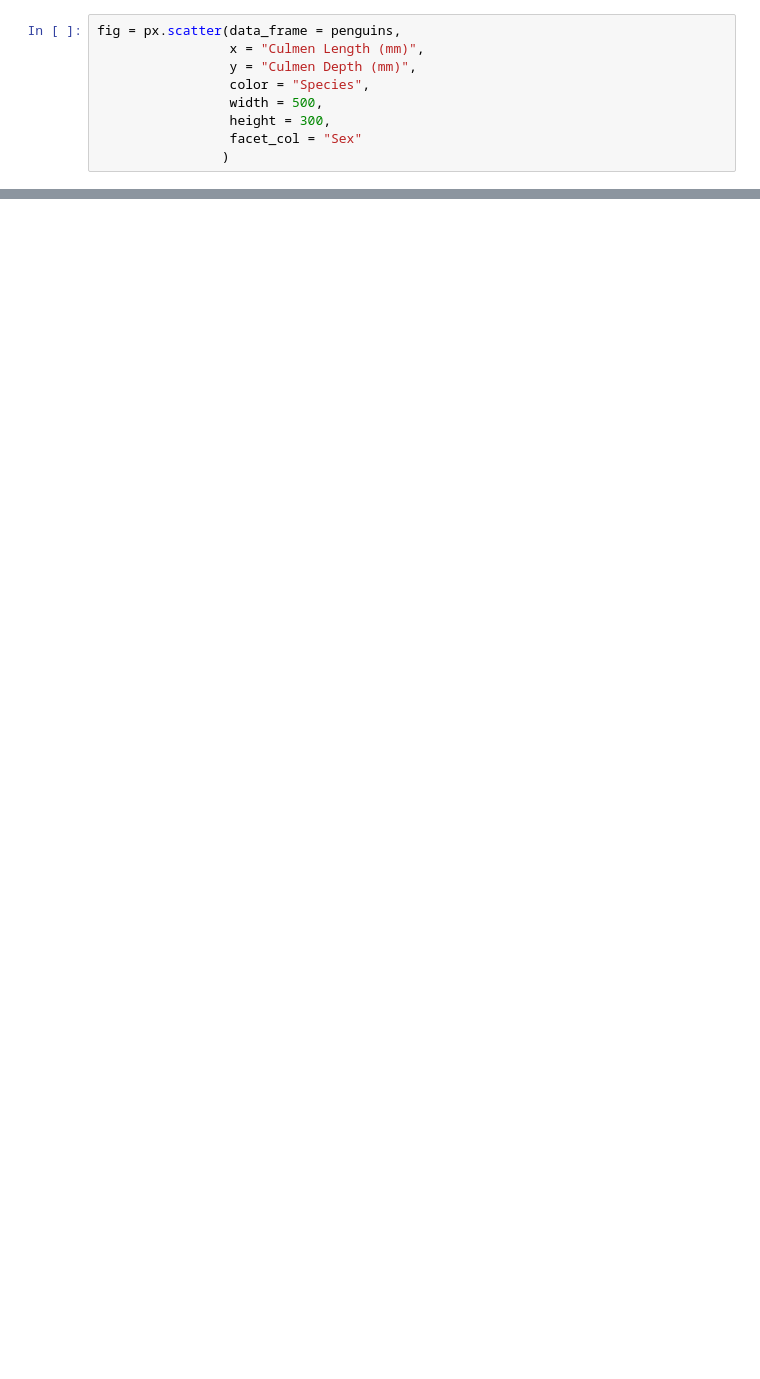
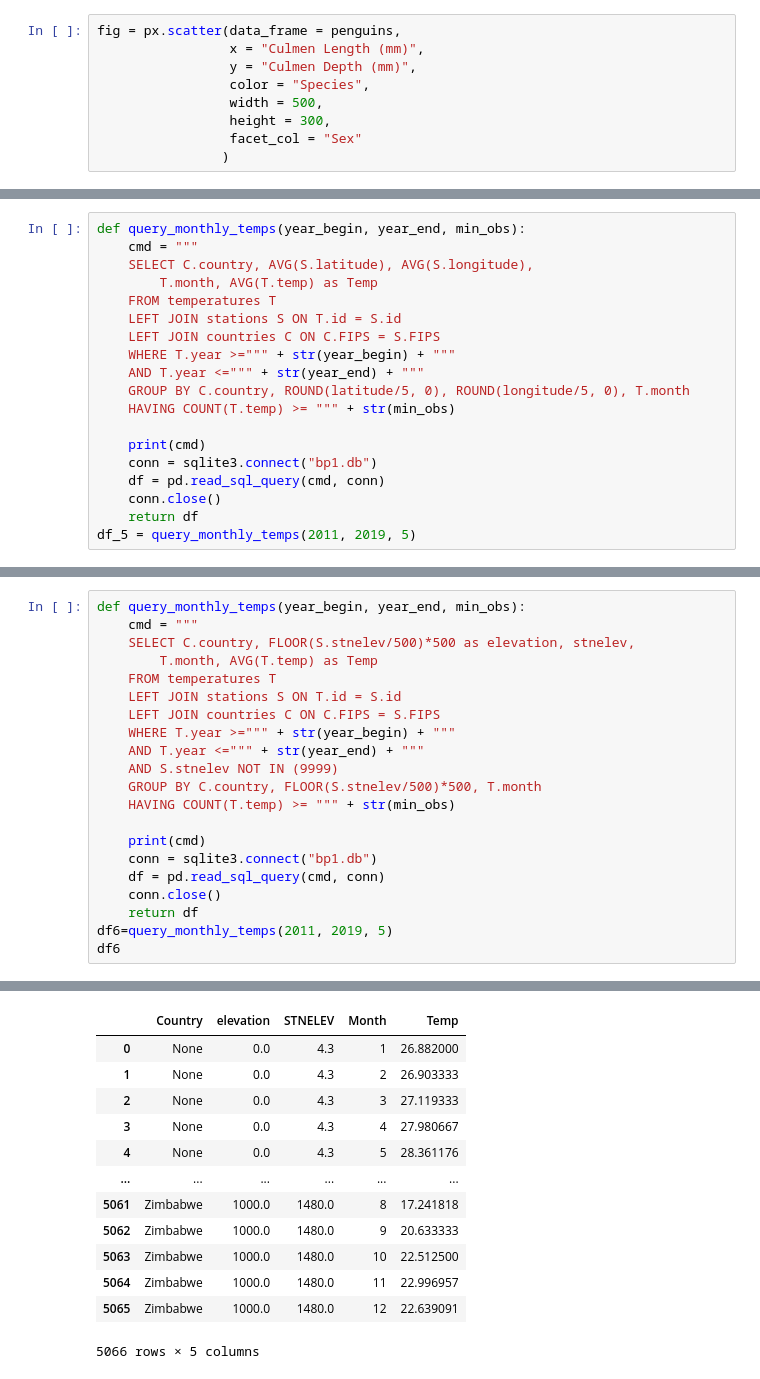
Before and after one commit to evagpm/evagpm.github.io, a Jupyter notebook: notebooks/blog_post_1.ipynb, the cells around one changed output, grey strips where cells are left out. Cells and saved outputs as stored; diff of their text form; blank space fills up the shorter version.

```diff
--- a/notebooks/blog_post_1.ipynb
+++ b/notebooks/blog_post_1.ipynb
@@ -291,3 +313,22 @@ fig = px.scatter(data_frame = penguins,
 
 Number of years of temperature data (decades)
 Can't import sklearn
+# %%
+def query_monthly_temps(year_begin, year_end, min_obs):
+    cmd = """
+    SELECT C.country, AVG(S.latitude), AVG(S.longitude),
+        T.month, AVG(T.temp) as Temp
+    FROM temperatures T
+    LEFT JOIN stations S ON T.id = S.id
+    LEFT JOIN countries C ON C.FIPS = S.FIPS
+    WHERE T.year >=""" + str(year_begin) + """
+    AND T.year <=""" + str(year_end) + """
+    GROUP BY C.country, ROUND(latitude/5, 0), ROUND(longitude/5, 0), T.month
+    HAVING COUNT(T.temp) >= """ + str(min_obs)
+
+    print(cmd)
+    conn = sqlite3.connect("bp1.db")
+    df = pd.read_sql_query(cmd, conn)
+    conn.close()
+    return df
+df_5 = query_monthly_temps(2011, 2019, 5)
@@ -293,0 +367,22 @@ Can't import sklearn
+# %%
+def query_monthly_temps(year_begin, year_end, min_obs):
+    cmd = """
+    SELECT C.country, FLOOR(S.stnelev/500)*500 as elevation, stnelev,
+        T.month, AVG(T.temp) as Temp
+    FROM temperatures T
+    LEFT JOIN stations S ON T.id = S.id
+    LEFT JOIN countries C ON C.FIPS = S.FIPS
+    WHERE T.year >=""" + str(year_begin) + """
+    AND T.year <=""" + str(year_end) + """
+    AND S.stnelev NOT IN (9999)
+    GROUP BY C.country, FLOOR(S.stnelev/500)*500, T.month
+    HAVING COUNT(T.temp) >= """ + str(min_obs)
+
+    print(cmd)
+    conn = sqlite3.connect("bp1.db")
+    df = pd.read_sql_query(cmd, conn)
+    conn.close()
+    return df
+df6=query_monthly_temps(2011, 2019, 5)
+df6
+# %% [output]
@@ -293,0 +399,13 @@ Can't import sklearn
+|  | Country | elevation | STNELEV | Month | Temp |
+| 0 | None | 0.0 | 4.3 | 1 | 26.882000 |
+| 1 | None | 0.0 | 4.3 | 2 | 26.903333 |
+| 2 | None | 0.0 | 4.3 | 3 | 27.119333 |
+| 3 | None | 0.0 | 4.3 | 4 | 27.980667 |
+| 4 | None | 0.0 | 4.3 | 5 | 28.361176 |
+| ... | ... | ... | ... | ... | ... |
+| 5061 | Zimbabwe | 1000.0 | 1480.0 | 8 | 17.241818 |
+| 5062 | Zimbabwe | 1000.0 | 1480.0 | 9 | 20.633333 |
+| 5063 | Zimbabwe | 1000.0 | 1480.0 | 10 | 22.512500 |
+| 5064 | Zimbabwe | 1000.0 | 1480.0 | 11 | 22.996957 |
+| 5065 | Zimbabwe | 1000.0 | 1480.0 | 12 | 22.639091 |
+5066 rows × 5 columns
```
Also changed, not shown: parts of 35 cells of this notebook.
